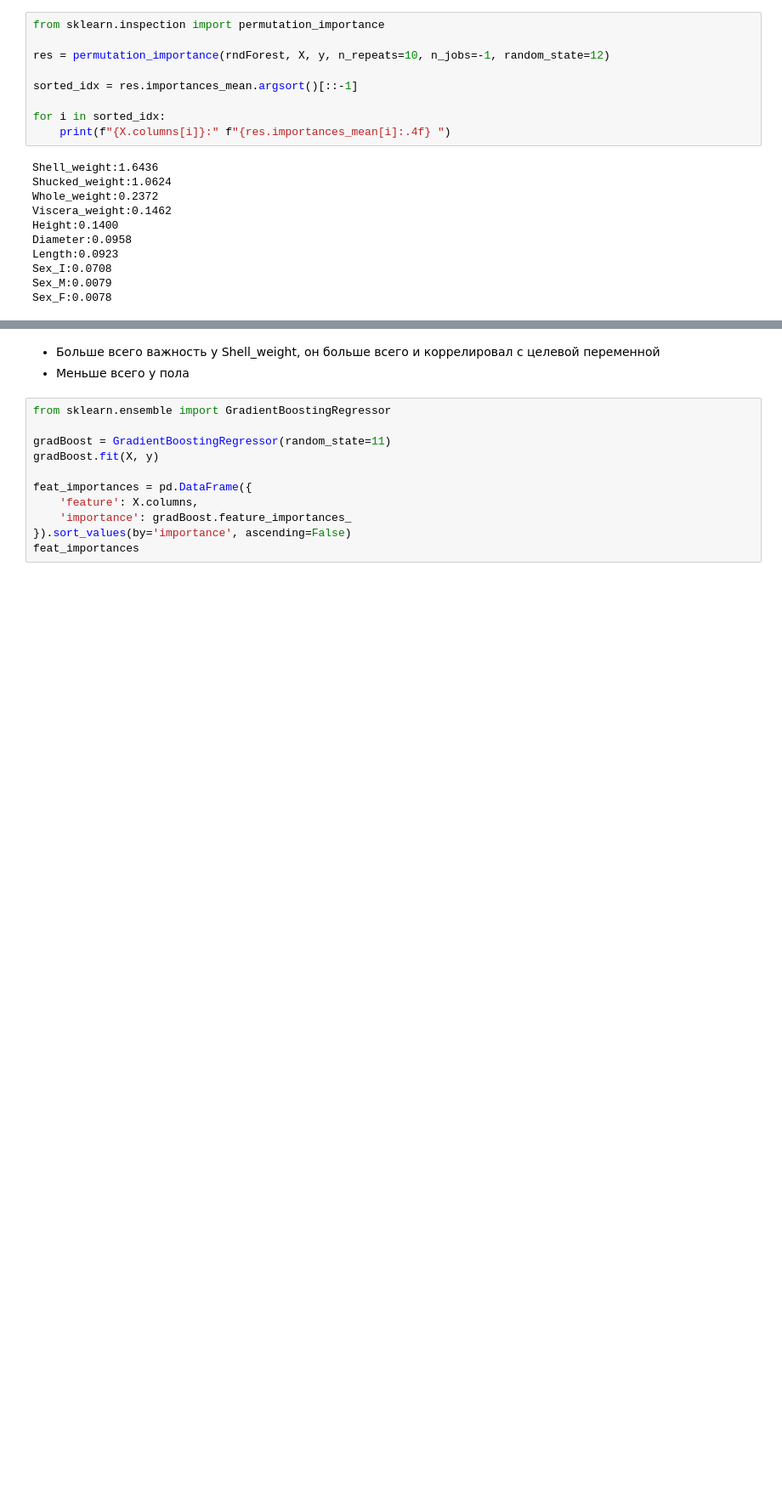
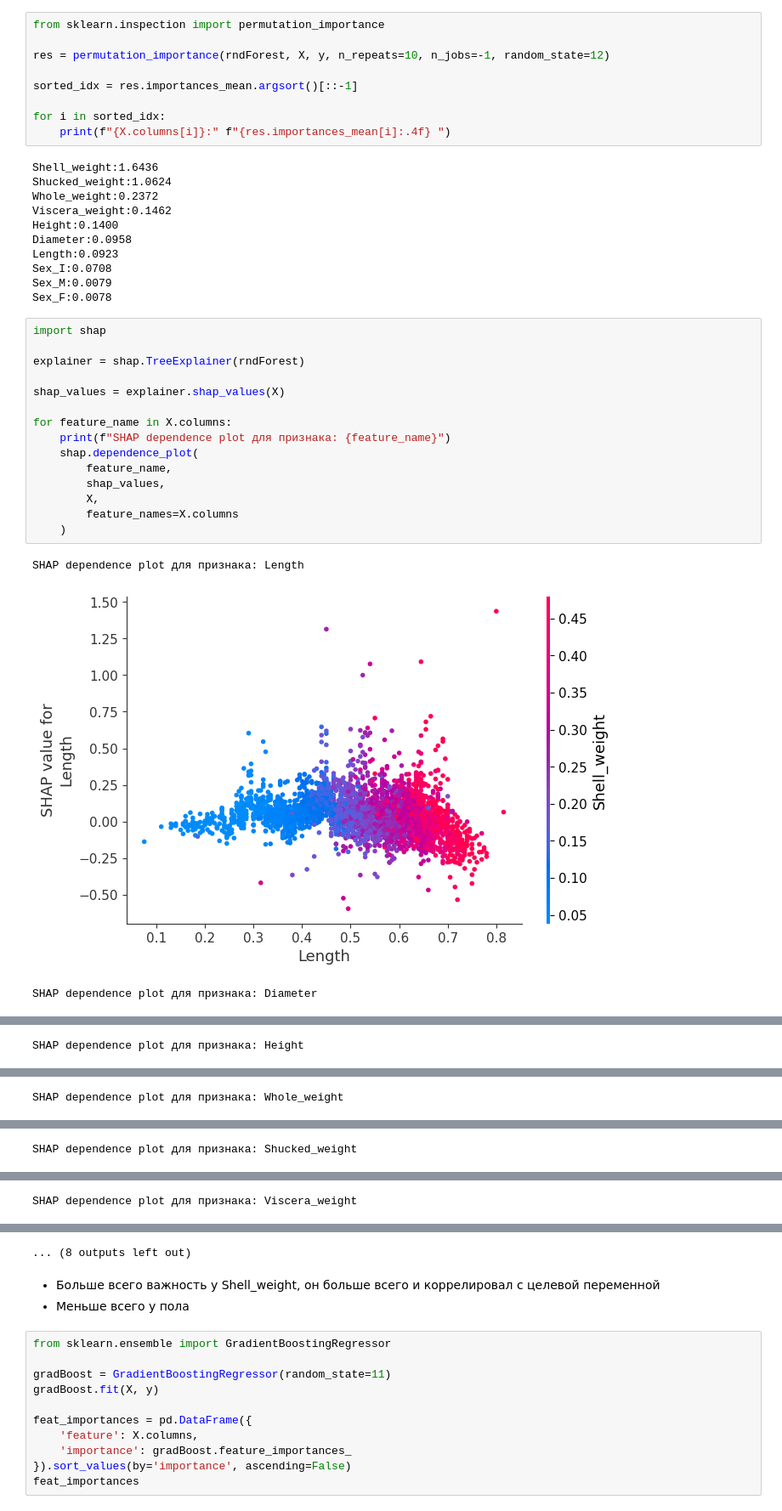
Before and after one commit to LaintAge/EDA, a Jupyter notebook: LB5.ipynb, the cells around one changed output, grey strips where cells are left out. Shown at 85% size. Drawn from its saved outputs; the diff is of its cells as text; blank space fills up the shorter version.

```diff
--- a/LB5.ipynb
+++ b/LB5.ipynb
@@ -175,3 +171,22 @@ Length:0.0923
 Sex_I:0.0708
 Sex_M:0.0079
 Sex_F:0.0078
+# %%
+import shap
+
+explainer = shap.TreeExplainer(rndForest)
+
+shap_values = explainer.shap_values(X)
+
+for feature_name in X.columns:
+    print(f"SHAP dependence plot для признака: {feature_name}")
+    shap.dependence_plot(
+        feature_name,
+        shap_values,
+        X,
+        feature_names=X.columns
+    )
+# %% [output]
+SHAP dependence plot для признака: Length
+[figure, added]
+SHAP dependence plot для признака: Diameter
@@ -177,0 +194 @@ Sex_F:0.0078
+SHAP dependence plot для признака: Height
@@ -177,0 +196 @@ Sex_F:0.0078
+SHAP dependence plot для признака: Whole_weight
@@ -177,0 +198 @@ Sex_F:0.0078
+SHAP dependence plot для признака: Shucked_weight
@@ -177,0 +200 @@ Sex_F:0.0078
+SHAP dependence plot для признака: Viscera_weight
@@ -178,3 +202,4 @@ Sex_F:0.0078
+... (8 outputs left out)
 # %% [markdown]
 * Больше всего важность у Shell_weight, он больше всего и коррелировал с целевой переменной
 * Меньше всего у пола
```
Also changed, not shown: parts of 3 cells of this notebook.
